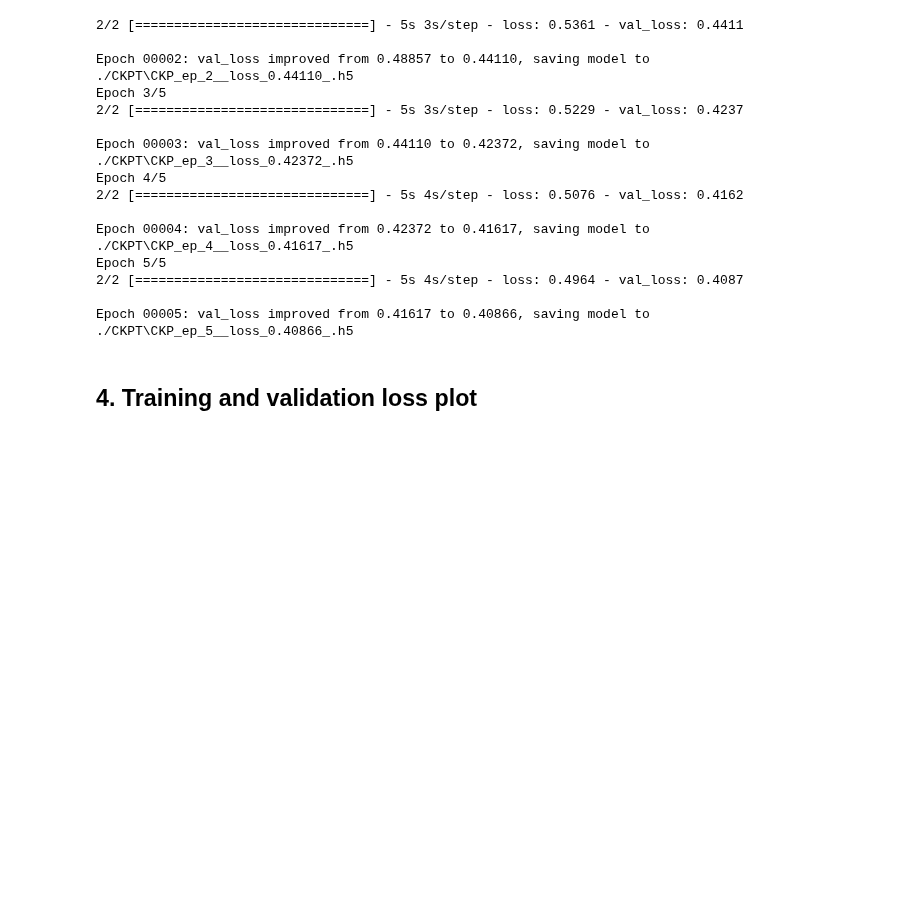
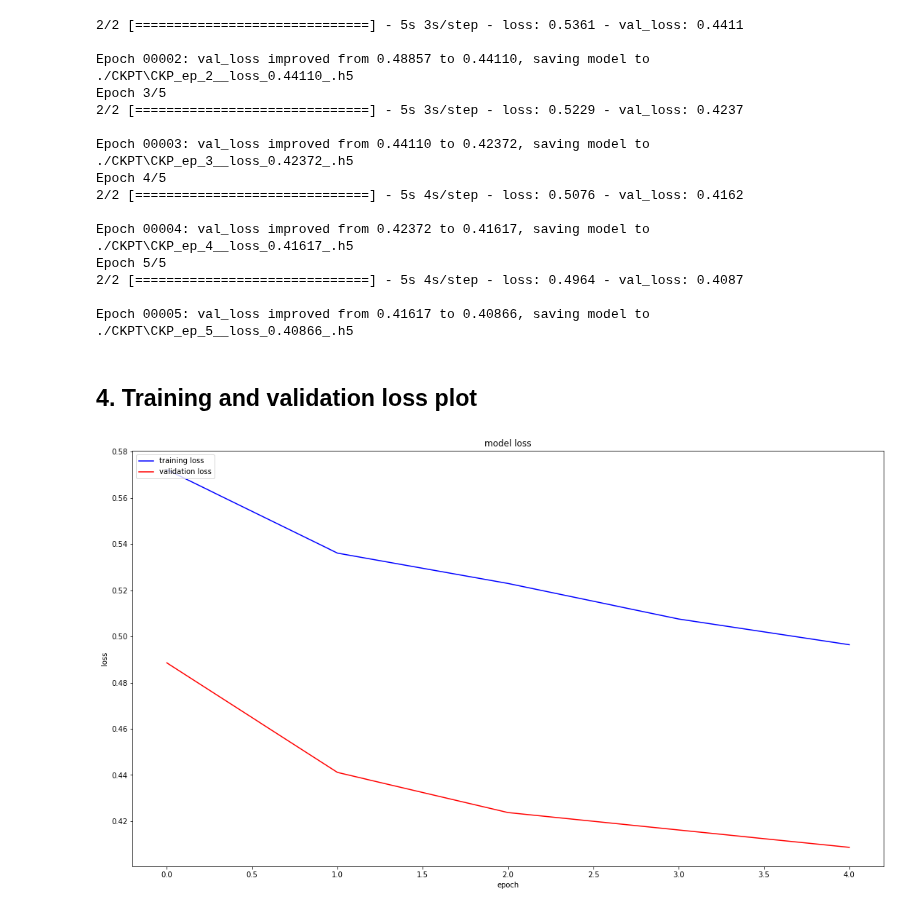
Before and after one commit to jsjs4013/Speech-Separation-Project-with-AI, a Jupyter notebook: Raw_with_Convlayer.ipynb, the cells around one changed output. Saved outputs shown, nothing was run; the diff lists cells and outputs as text; code cells hidden in the pictures; blank space fills up the shorter version.

```diff
--- a/Raw_with_Convlayer.ipynb
+++ b/Raw_with_Convlayer.ipynb
@@ -377,3 +377,7 @@ def graph_util(history):
     plt.legend(['training loss', 'validation loss'], loc='upper left')
 
     plt.show()
+# %%
+graph_util(history)
+# %% [output]
+[figure, added]
```
